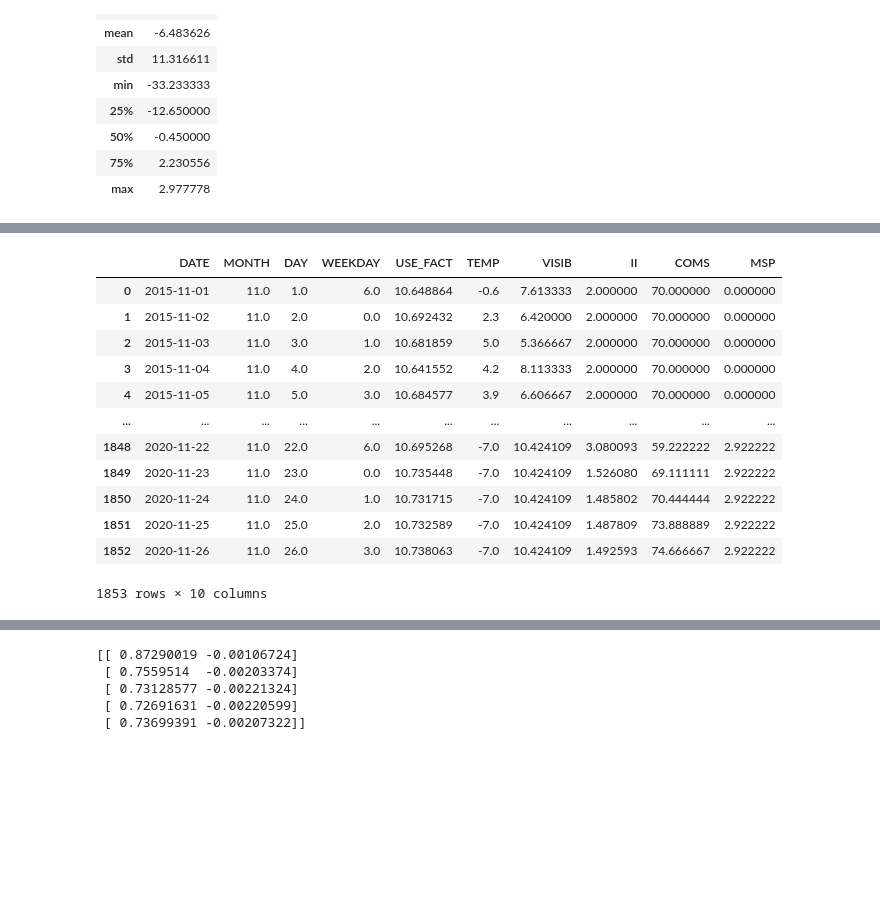
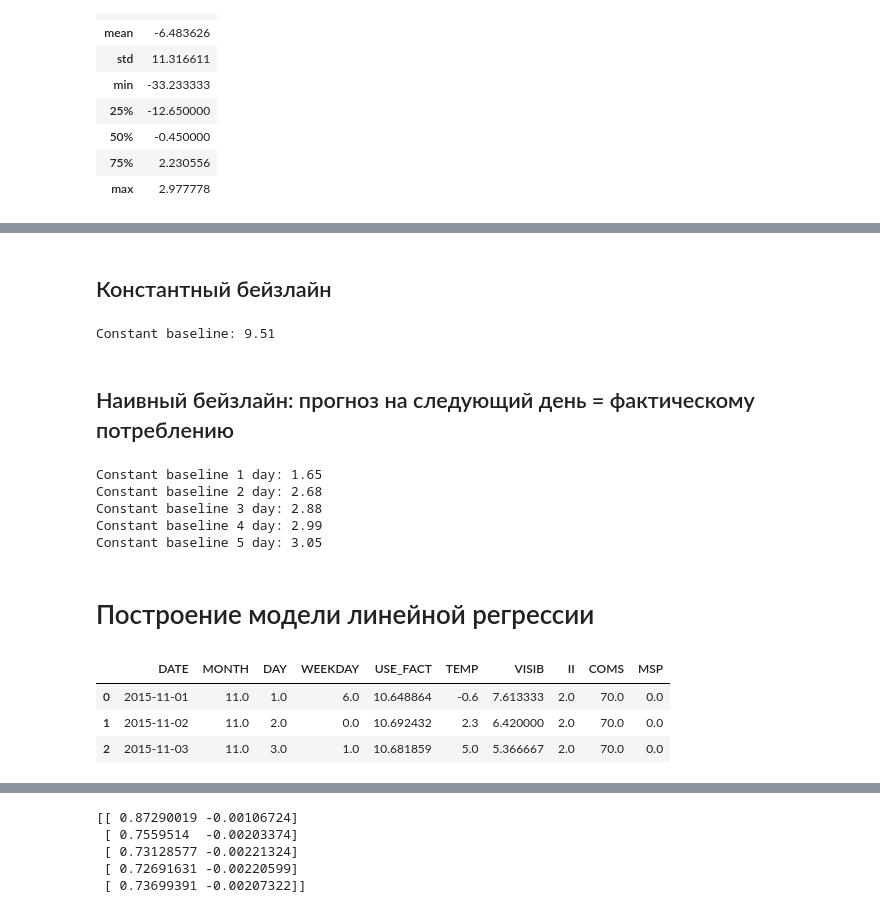
Before and after one commit to andyst75/EnergyForecast, a Jupyter notebook: energo-model.ipynb, the cells around one changed output, grey strips where cells are left out. Cells and saved outputs as stored; diff of their text form; code cells hidden in the pictures; blank space fills up the shorter version.

```diff
--- a/energo-model.ipynb
+++ b/energo-model.ipynb
@@ -210,3 +208,27 @@ data.describe()
 | 50% | 2018.000000 | 7.000000 | 16.000000 | 3.000000 | 41323.791667 | 5.500000 | 9.787654 | 2.000000 | 70.000000 | 0.000000 |
 | 75% | 2019.000000 | 10.000000 | 23.000000 | 5.000000 | 45596.027778 | 15.700000 | 11.368519 | 2.000000 | 70.000000 | 0.000000 |
 | max | 2020.000000 | 12.000000 | 31.000000 | 6.000000 | 50522.569444 | 28.400000 | 345.200000 | 3.809414 | 100.000000 | 2.977778 |
+# %% [markdown]
+## Константный бейзлайн
+# %%
+baseline = data[['USE_FACT']]
+baseline['PREDICT'] = data['USE_FACT'].mean()
+print(f"Constant baseline: {mean_absolute_percentage_error(baseline['USE_FACT'].values, baseline['PREDICT'].values):.2f}")
+# %% [output]
+Constant baseline: 9.51
+# %% [markdown]
+## Наивный бейзлайн: прогноз на следующий день = фактическому потреблению
+# %%
+for i in range(1,6):
+    baseline = data[['USE_FACT']]
+    baseline['PREDICT'] = data['USE_FACT'].shift(i)
+    baseline = baseline[i:]
+    print(f"Constant baseline {i} day: {mean_absolute_percentage_error(baseline['USE_FACT'].values, baseline['PREDICT'].values):.2f}")
+# %% [output]
+Constant baseline 1 day: 1.65
+Constant baseline 2 day: 2.68
+Constant baseline 3 day: 2.88
+Constant baseline 4 day: 2.99
+Constant baseline 5 day: 3.05
+# %% [markdown]
+# Построение модели линейной регрессии
@@ -213,35 +245,26 @@ data.describe()
 # %%
 """
 Формируем датафрейм для дальнейшего использования
 """
 
 data_train = pd.DataFrame()
 for r, d in data.iterrows():
     data_train.loc[r, "DATE"] = dt.datetime(int(d["YEAR"]), int(d["MONTH"]), int(d["DAY"]))
     data_train.loc[r, "MONTH"] = int(d["MONTH"])
     data_train.loc[r, "DAY"] = int(d["DAY"])
     data_train.loc[r, "WEEKDAY"] = int(d["WEEKDAY"])
     data_train.loc[r, "USE_FACT"] = np.log1p(d["USE_FACT"])
     data_train.loc[r, "TEMP"] = d["TEMP"]
     data_train.loc[r, "VISIB"] = d["VISIB"]
     data_train.loc[r, "II"] = d["II"]
     data_train.loc[r, "COMS"] = d["COMS"]
     data_train.loc[r, "MSP"] = d["MSP"]
-data_train
+data_train.head(3)
 # %% [output]
 |  | DATE | MONTH | DAY | WEEKDAY | USE_FACT | TEMP | VISIB | II | COMS | MSP |
-| 0 | 2015-11-01 | 11.0 | 1.0 | 6.0 | 10.648864 | -0.6 | 7.613333 | 2.000000 | 70.000000 | 0.000000 |
-| 1 | 2015-11-02 | 11.0 | 2.0 | 0.0 | 10.692432 | 2.3 | 6.420000 | 2.000000 | 70.000000 | 0.000000 |
-| 2 | 2015-11-03 | 11.0 | 3.0 | 1.0 | 10.681859 | 5.0 | 5.366667 | 2.000000 | 70.000000 | 0.000000 |
-| 3 | 2015-11-04 | 11.0 | 4.0 | 2.0 | 10.641552 | 4.2 | 8.113333 | 2.000000 | 70.000000 | 0.000000 |
-| 4 | 2015-11-05 | 11.0 | 5.0 | 3.0 | 10.684577 | 3.9 | 6.606667 | 2.000000 | 70.000000 | 0.000000 |
-| ... | ... | ... | ... | ... | ... | ... | ... | ... | ... | ... |
-| 1848 | 2020-11-22 | 11.0 | 22.0 | 6.0 | 10.695268 | -7.0 | 10.424109 | 3.080093 | 59.222222 | 2.922222 |
-| 1849 | 2020-11-23 | 11.0 | 23.0 | 0.0 | 10.735448 | -7.0 | 10.424109 | 1.526080 | 69.111111 | 2.922222 |
-| 1850 | 2020-11-24 | 11.0 | 24.0 | 1.0 | 10.731715 | -7.0 | 10.424109 | 1.485802 | 70.444444 | 2.922222 |
-| 1851 | 2020-11-25 | 11.0 | 25.0 | 2.0 | 10.732589 | -7.0 | 10.424109 | 1.487809 | 73.888889 | 2.922222 |
-| 1852 | 2020-11-26 | 11.0 | 26.0 | 3.0 | 10.738063 | -7.0 | 10.424109 | 1.492593 | 74.666667 | 2.922222 |
+| 0 | 2015-11-01 | 11.0 | 1.0 | 6.0 | 10.648864 | -0.6 | 7.613333 | 2.0 | 70.0 | 0.0 |
+| 1 | 2015-11-02 | 11.0 | 2.0 | 0.0 | 10.692432 | 2.3 | 6.420000 | 2.0 | 70.0 | 0.0 |
+| 2 | 2015-11-03 | 11.0 | 3.0 | 1.0 | 10.681859 | 5.0 | 5.366667 | 2.0 | 70.0 | 0.0 |
-1853 rows × 10 columns
 # %%
 """
 Формируем лаговые переменные.
```
Also changed, not shown: parts of 22 cells of this notebook.
